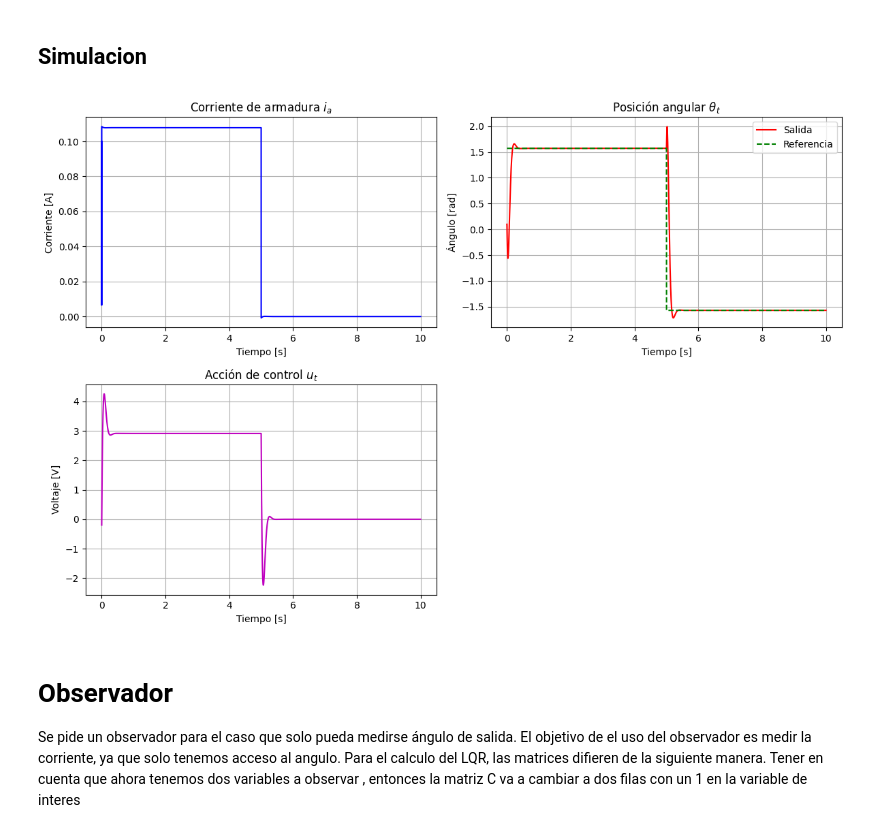
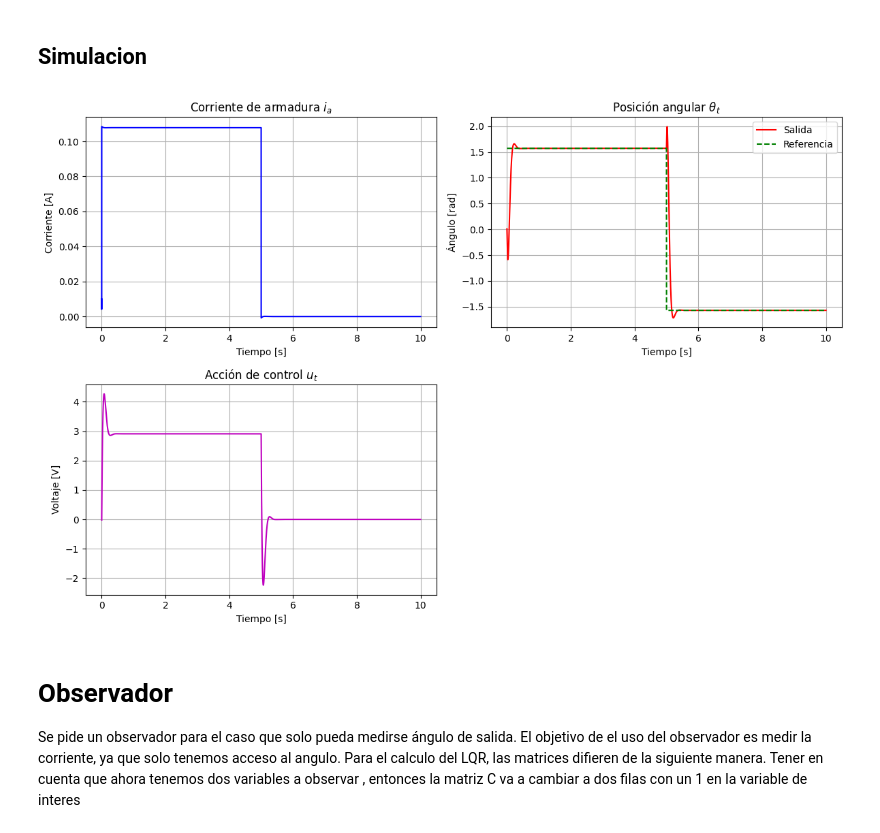
Before and after one commit to mateooD/SCII_TPs, a Jupyter notebook: Actividad_2/1_motor.ipynb, the cells around one changed output. Saved outputs shown, nothing was run; the diff lists cells and outputs as text; code cells hidden in the pictures.

```diff
--- a/Actividad_2/1_motor.ipynb
+++ b/Actividad_2/1_motor.ipynb
@@ -320,8 +320,8 @@ reference = np.pi/2 * signal.square(2 * np.pi * frequency * t, duty=0.5)
 # Definir el torque de entrada
 torque = ((1.1e-3) / 2) * signal.square(2 * np.pi * frequency * t, duty=0.5) + ((1.1e-3) / 2)
 
-# Condiciones iniciales no nulas
-x = np.array([0.1, 0.1, 0.1, 0])  # Inicializa ia, w, tita, zeta con valores no nulos
+# Condiciones iniciales nulas
+x = np.array([0.01, 0.01, 0.01, 0])  # Inicializa ia, w, tita, zeta con valores nulos
 stateVector = x.copy()             # Asegurar que stateVector coincide con x
 
 
@@ -355,34 +355,34 @@ for i in range(len(t)):
 
 # Graficar resultados
 plt.figure(figsize=(12, 8))
 
 plt.subplot(2, 2, 1)
 plt.plot(t, ia, 'b', linewidth=1.5)
 plt.xlabel('Tiempo [s]')
 plt.ylabel('Corriente [A]')
 plt.title('Corriente de armadura $i_a$')
 plt.grid(True)
 
 plt.subplot(2, 2, 2)
 plt.plot(t, tita, 'r', linewidth=1.5)
 plt.plot(t, reference, 'g--', linewidth=1.5)
 plt.xlabel('Tiempo [s]')
 plt.ylabel('Ángulo [rad]')
 plt.title('Posición angular $\\theta_t$')
 plt.legend(['Salida', 'Referencia'])
 plt.grid(True)
 
 plt.subplot(2, 2, 3)
 plt.plot(t, u, 'm', linewidth=1.5)
 plt.xlabel('Tiempo [s]')
 plt.ylabel('Voltaje [V]')
 plt.title('Acción de control $u_t$')
 plt.grid(True)
 
 plt.tight_layout()
 plt.show()
 # %% [output]
-[figure, old version]
+[figure, new version]
 # %% [markdown]
 # Observador
 
```
Also changed, not shown: parts of 3 cells of this notebook, 1 other file.
